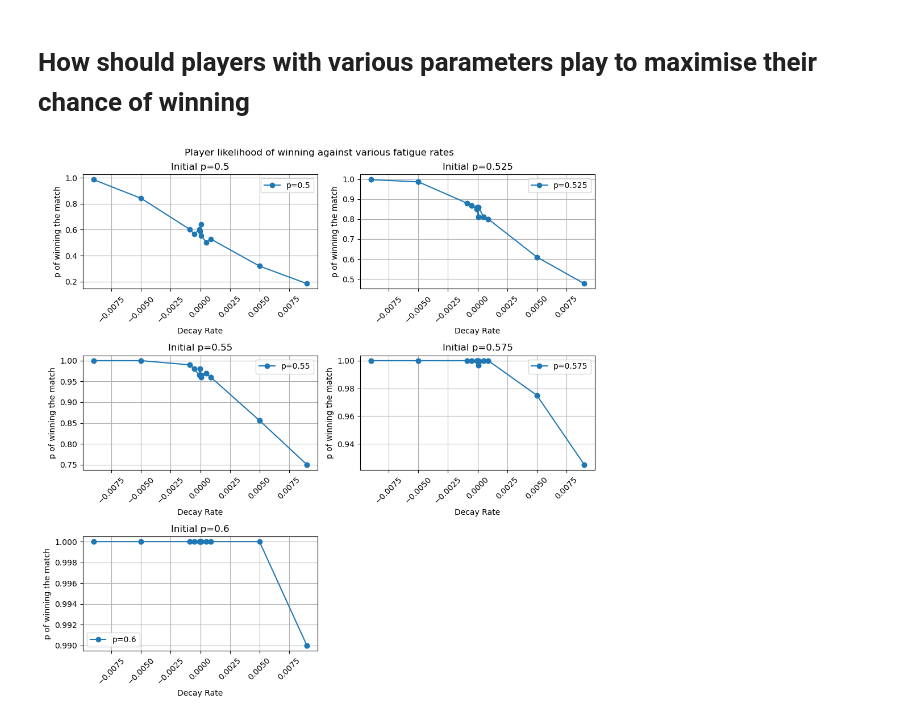
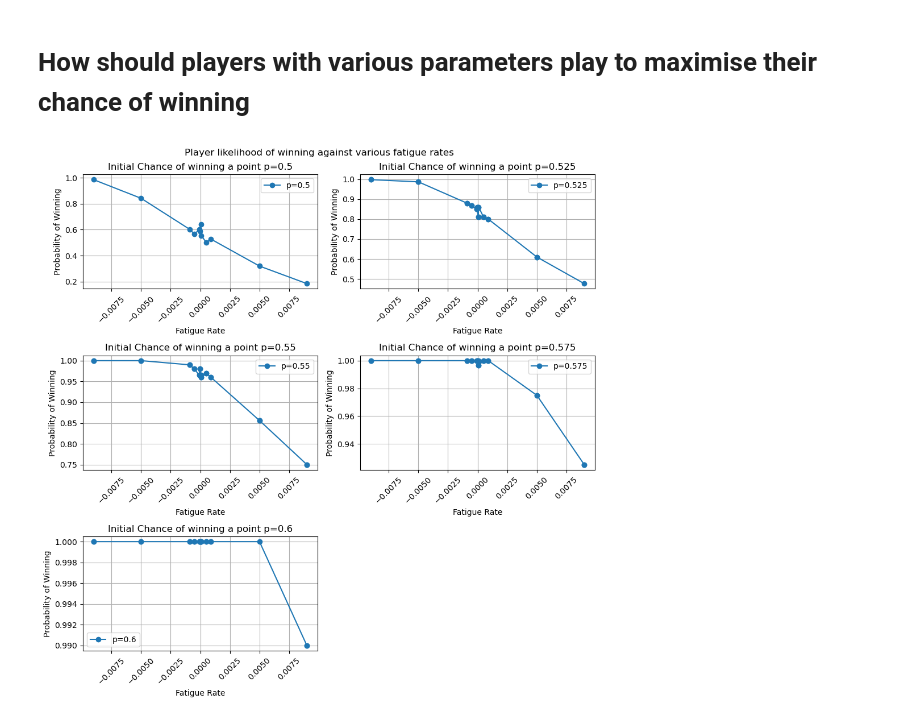
Before and after one commit to tedibaba/Optimising-tennis-break-times, a Jupyter notebook: Tennis game.ipynb, the cells around one changed output. Cells and saved outputs as stored; diff of their text form; code cells hidden in the pictures.

```diff
--- a/Tennis game.ipynb
+++ b/Tennis game.ipynb
@@ -124,6 +105,7 @@ def simulate_set(p1):
         game_results.append(1 if game_result[-1] == 12 else 2)
         t += 1
     res = [0, game_results]
+    #First to 6 games wins the set. We do not allow for a tie-breaker in this simulation for simplicity.
     if p1_wins == 6:
         res[0] = 1
     elif p2_wins == 6:
@@ -131,10 +113,9 @@ def simulate_set(p1):
     else:
         print("Set could not be resolved.")
         res[0] = 3
-    # print(f"Set result: {res[0]}, P1 wins: {p1_wins}, P2 wins: {p2_wins}")
     return res, p1_p_list
 
-#The second player's chance of winning is 1 - p1's chance so we do not need to create it.
+#The second player's chance of winning is 1 - p1's chance so we do not to explicitly stated.
 def simulate_match(p1, max_sets=5):
     sets = []
     set_results = []
@@ -151,12 +132,6 @@ def simulate_match(p1, max_sets=5):
     winner = np.argmax(counts)
 
     return winner, sets, set_results, evolution_p
-
-
-p1 = Player(player_func, recovery_func, 0.55, [18 ,20 ,25, 48, 50, 51], 0.001)
-winner,_,_, evolution_p = simulate_match(p1)
-print("Winner:", winner)
-plt.plot(evolution_p)
 # %% [output]
 Winner: 1
 [<matplotlib.lines.Line2D at 0x...>]
@@ -317,35 +280,35 @@ for p in np.linspace(0.5, 0.6, 5):
 # %%
 def plot_fatigue_vs_fitness(player_fitness_list, zoom=False, save=False):
     n = len(player_fitness_list.keys())
     fig, axs = plt.subplots(n//2 + (n % 2), 2, figsize=(10, 10), squeeze=False)
 
     for i, p in enumerate(player_fitness_list.keys()):
         arr = [[player.rate_of_decay, fitness] for player, fitness in player_fitness_list[p] if not zoom or np.abs(player.rate_of_decay) < 0.005]
         arr.sort(key=lambda x: x[0])  # Sort by decay rate
         decay_rates = [decay_rate for decay_rate, _ in arr]
         fitnesses = [fitness for _,fitness in arr]
         axs[i//2, i%2].plot(decay_rates, fitnesses, marker='o', label=f'p={p}')
-        axs[i//2, i%2].set_title(f'Initial p={p}')
-        axs[i//2, i%2].set_xlabel('Decay Rate')
-        axs[i//2, i%2].set_ylabel('p of winning the match')
+        axs[i//2, i%2].set_title(f'Initial Chance of winning a point p={p}')
+        axs[i//2, i%2].set_xlabel('Fatigue Rate')
+        axs[i//2, i%2].set_ylabel('Probability of Winning')
         axs[i//2, i%2].tick_params(axis='x', rotation=45)
         axs[i//2, i%2].legend()
         axs[i//2, i%2].grid()
 
     fig.suptitle('Player likelihood of winning against various fatigue rates')
     axs_flatten = axs.flatten()
     for k in range(len(player_fitness_list.keys()), len(axs_flatten)):
         fig.delaxes(axs_flatten[k])
     plt.tight_layout()
     if save:
         plt.savefig(f'fatigue_vs_fitness_zoom={zoom}.png')
     plt.show()
 
 
 players = load_results('results.csv')
 plot_fatigue_vs_fitness(players, save=True)
 # %% [output]
-[figure, old version]
+[figure, new version]
 # %%
 plot_fatigue_vs_fitness(players, zoom=True, save=True)
 # %% [output]
```
Also changed, not shown: parts of 11 cells of this notebook, 2 other files.
